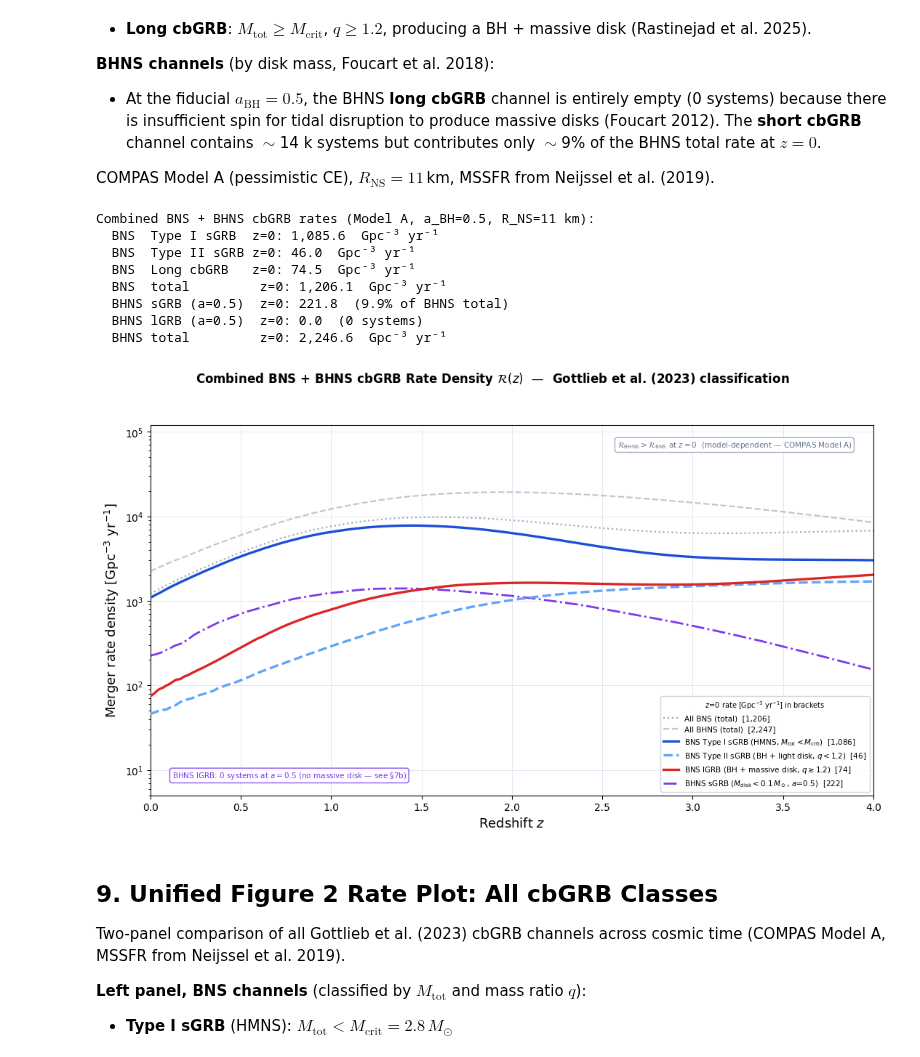
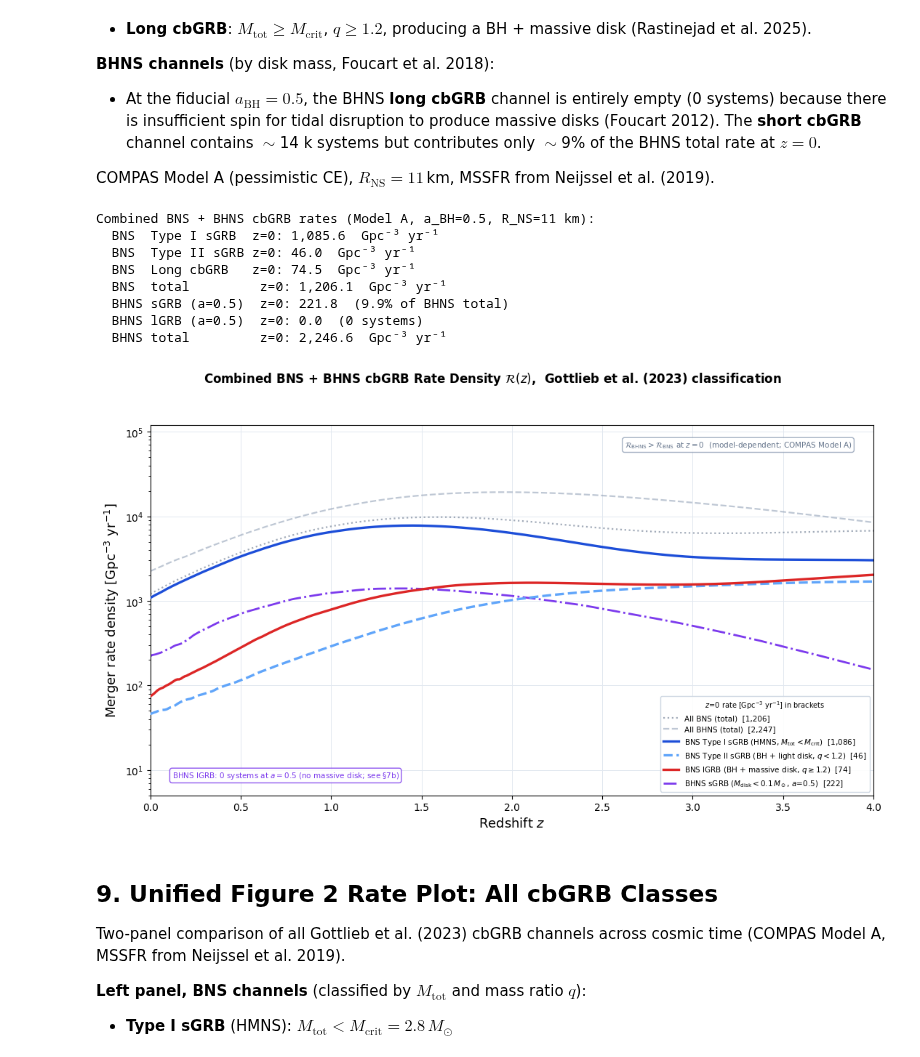
Before and after one commit to jorodgrz/GRBproject, a Jupyter notebook: GRB_CosmicRate.ipynb, the cells around one changed output. Drawn from its saved outputs; the diff is of its cells as text; code cells hidden in the pictures.

```diff
--- a/GRB_CosmicRate.ipynb
+++ b/GRB_CosmicRate.ipynb
@@ -978,7 +978,7 @@ ax.set_ylabel(r'Merger rate density [Gpc$^{-3}$ yr$^{-1}$]', fontsize=13)
 # ---- Annotation: BHNS lGRB vanishes at a=0.5 (top-left, away from legend) ----
 ax.text(0.03, 0.04,
         r'BHNS lGRB: 0 systems at $a = 0.5$'
-        ' (no massive disk \u2014 see \u00a77b)',
+        ' (no massive disk; see \u00a77b)',
         transform=ax.transAxes, fontsize=7.5, color='#7C3AED',
         va='bottom', ha='left',
         bbox=dict(boxstyle='round,pad=0.3', facecolor='white',
@@ -988,38 +988,38 @@ ax.text(0.03, 0.04,
 if r_bhns_all[iz0] > r_bns_all[iz0]:
     ax.text(0.97, 0.96,
             r'$\mathcal{R}_\mathrm{BHNS} > \mathcal{R}_\mathrm{BNS}$ at $z=0$'
-            '  (model-dependent \u2014 COMPAS Model A)',
+            '  (model-dependent; COMPAS Model A)',
             transform=ax.transAxes, fontsize=7.5, color='#64748B',
             va='top', ha='right',
             bbox=dict(boxstyle='round,pad=0.3', facecolor='white',
                       edgecolor='#94A3B8', alpha=0.85))
 
 # ---- Legend (z=0 rates embedded in labels, so no separate annotations needed) ----
 leg = ax.legend(fontsize=7.5, loc='lower right', framealpha=0.92,
                 edgecolor='#CBD5E1', fancybox=True,
                 title=r'$z\!=\!0$ rate [Gpc$^{-3}$ yr$^{-1}$] in brackets',
                 title_fontsize=7)
 
 # ---- Suptitle ----
 fig.suptitle(
     r'Combined BNS + BHNS cbGRB Rate Density $\mathcal{R}(z)$'
-    '  \u2014  Gottlieb et al. (2023) classification',
+    ',  Gottlieb et al. (2023) classification',
     fontsize=12, fontweight='bold', y=0.995)
 
 plt.tight_layout(rect=[0, 0, 1, 0.96])
 plt.savefig('/Users/josephrodriguez/research visualization/Plots/rate_combined_bns_bhns.png',
             dpi=150, bbox_inches='tight')
 plt.show()
 # %% [output]
 Combined BNS + BHNS cbGRB rates (Model A, a_BH=0.5, R_NS=11 km):
   BNS  Type I sGRB  z=0: 1,085.6  Gpc⁻³ yr⁻¹
   BNS  Type II sGRB z=0: 46.0  Gpc⁻³ yr⁻¹
   BNS  Long cbGRB   z=0: 74.5  Gpc⁻³ yr⁻¹
   BNS  total         z=0: 1,206.1  Gpc⁻³ yr⁻¹
   BHNS sGRB (a=0.5)  z=0: 221.8  (9.9% of BHNS total)
   BHNS lGRB (a=0.5)  z=0: 0.0  (0 systems)
   BHNS total         z=0: 2,246.6  Gpc⁻³ yr⁻¹
-[figure, old version]
+[figure, new version]
 # %% [markdown]
 ## 9. Unified Figure 2 Rate Plot: All cbGRB Classes
 
```
Also changed, not shown: parts of 4 cells of this notebook, 17 other files.
